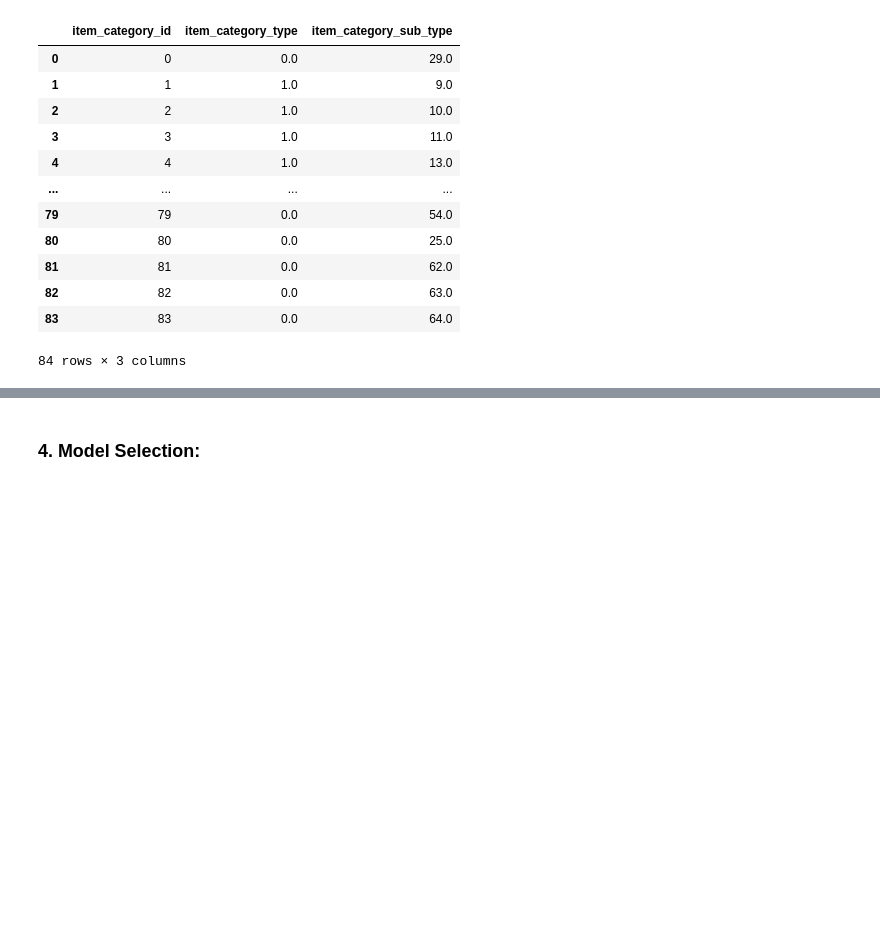
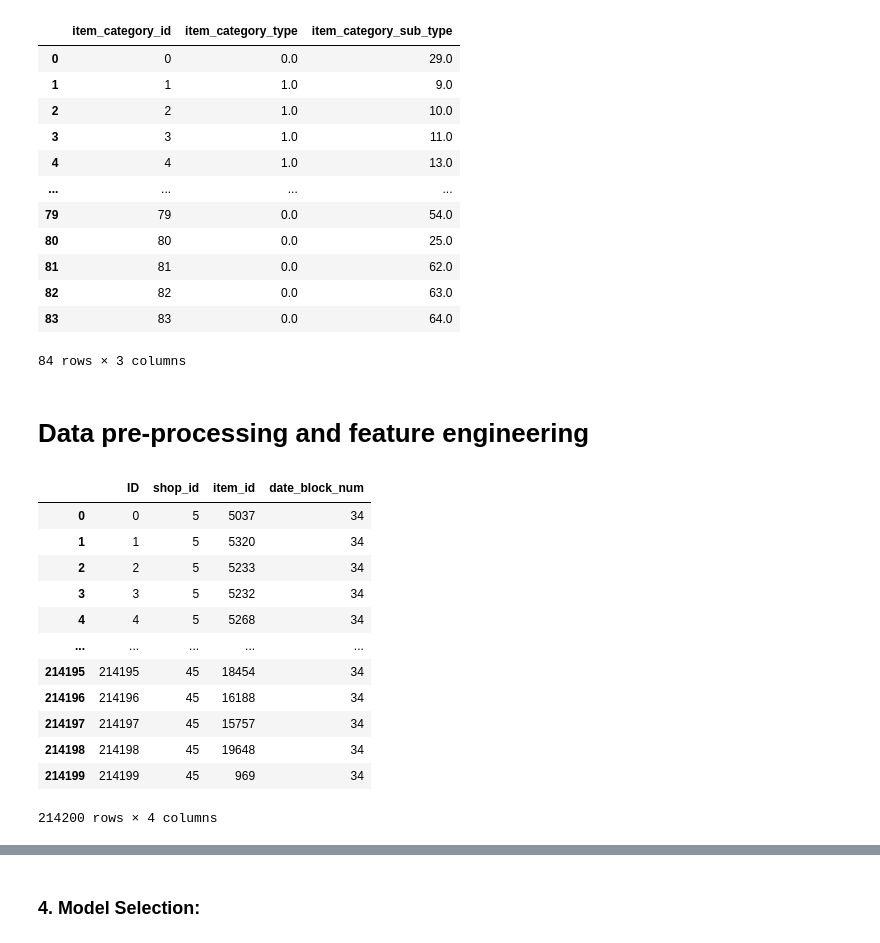
Before and after one commit to EnderMagician/FutureSalePrediction, a Jupyter notebook: FutureSalePrediction.ipynb, the cells around one changed output, grey strips where cells are left out. Cells and saved outputs as stored; diff of their text form; code cells hidden in the pictures; blank space fills up the shorter version.

```diff
--- a/FutureSalePrediction.ipynb
+++ b/FutureSalePrediction.ipynb
@@ -349,3 +353,5 @@ item_cat_df
 | 82 | 82 | 0.0 | 63.0 |
 | 83 | 83 | 0.0 | 64.0 |
 84 rows × 3 columns
+# %% [markdown]
+# Data pre-processing and feature engineering
@@ -351,0 +384,22 @@ item_cat_df
+# %%
+test_df['date_block_num'] = 34 ## chỉnh tháng của các sản phẩm cần dự đoán là 34
+test_df['date_block_num'] = test_df['date_block_num'].astype('int8')
+test_df['shop_id'] = test_df['shop_id'].astype('int8')
+test_df['item_id'] = test_df['item_id'].astype('int16')
+## chỉnh kiểu dữ liệu
+# test_df.drop(columns='ID',inplace=True) đã drop rồi nên không có nữa
+test_df
+# %% [output]
+|  | ID | shop_id | item_id | date_block_num |
+| 0 | 0 | 5 | 5037 | 34 |
+| 1 | 1 | 5 | 5320 | 34 |
+| 2 | 2 | 5 | 5233 | 34 |
+| 3 | 3 | 5 | 5232 | 34 |
+| 4 | 4 | 5 | 5268 | 34 |
+| ... | ... | ... | ... | ... |
+| 214195 | 214195 | 45 | 18454 | 34 |
+| 214196 | 214196 | 45 | 16188 | 34 |
+| 214197 | 214197 | 45 | 15757 | 34 |
+| 214198 | 214198 | 45 | 19648 | 34 |
+| 214199 | 214199 | 45 | 969 | 34 |
+214200 rows × 4 columns
```
Also changed, not shown: parts of 23 cells of this notebook.
